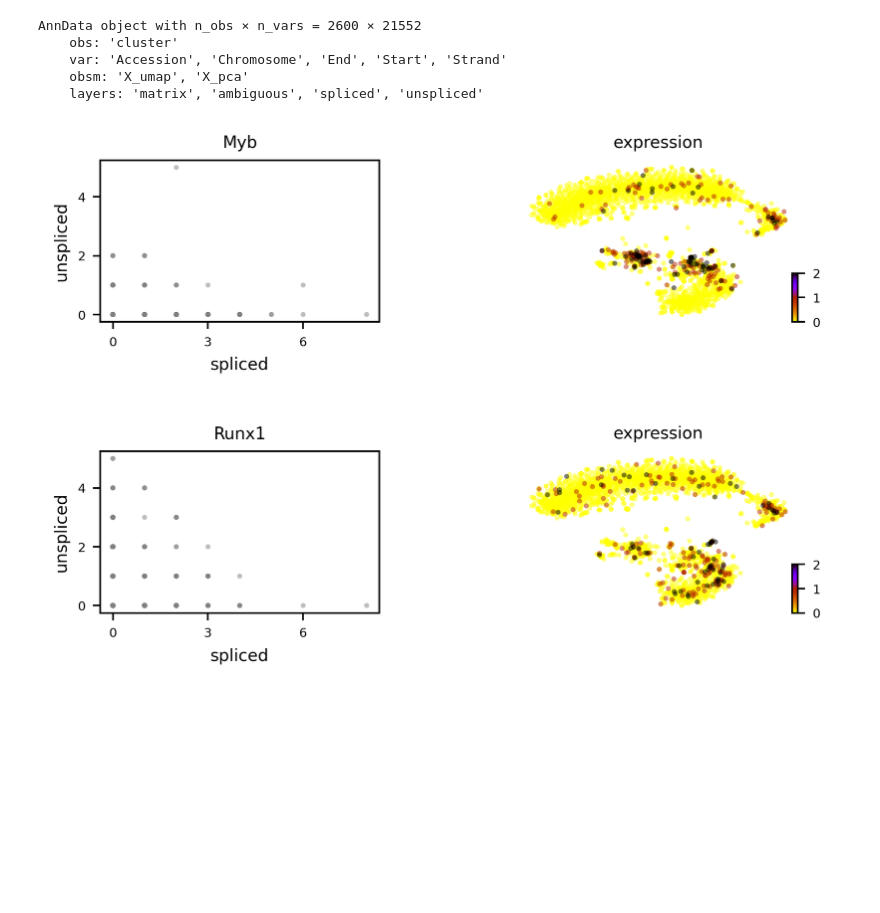
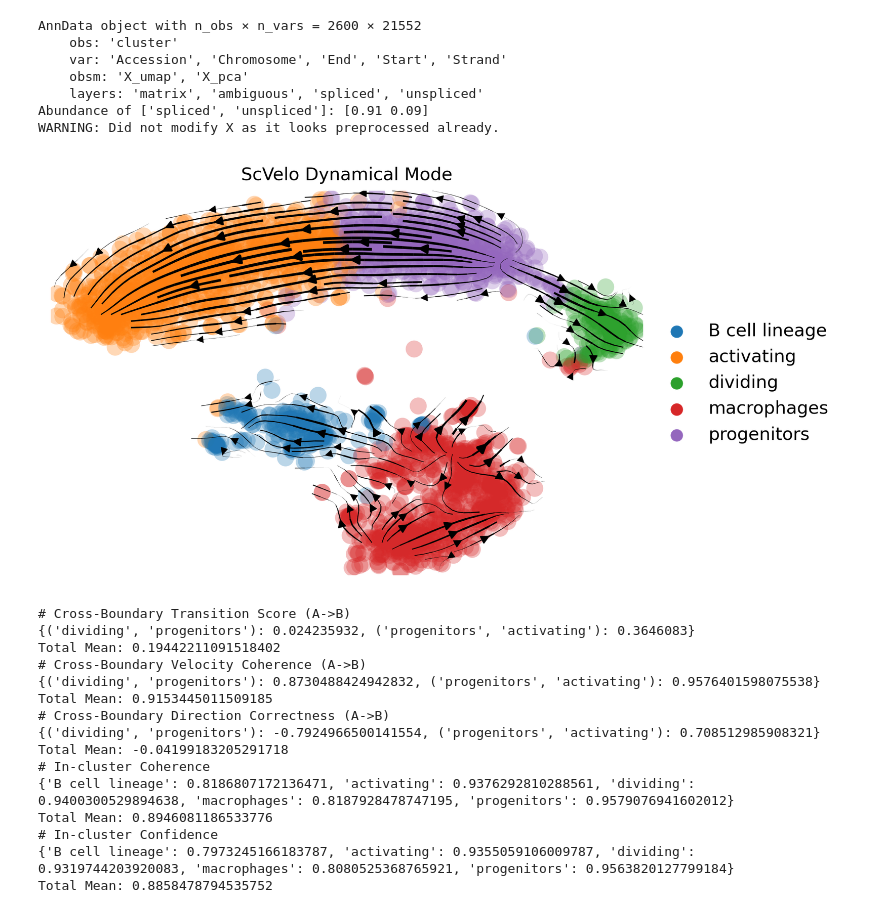
Before and after one commit to qiaochen/VeloAE, a Jupyter notebook: notebooks/mouse_bonemarrow/model-mouse-bonemarrow-gat.ipynb, the cells around one changed output. Drawn from its saved outputs; the diff is of its cells as text; code cells hidden in the pictures; blank space fills up the shorter version.

```diff
--- a/notebooks/mouse_bonemarrow/model-mouse-bonemarrow-gat.ipynb
+++ b/notebooks/mouse_bonemarrow/model-mouse-bonemarrow-gat.ipynb
@@ -303,18 +247,49 @@ Total Mean: 0.8494409314947932
+# %%
+adata = integrate_dataset()
+adata.obs['cell_type'] = annotate_cells()
+
+scv.utils.show_proportions(adata)
+scv.pp.filter_and_normalize(adata, min_shared_counts=30, n_top_genes=args.n_raw_gene)
+scv.pp.neighbors(adata, n_pcs=30, n_neighbors=30)
+scv.pp.moments(adata, n_pcs=30, n_neighbors=30)
+
+scv.tl.recover_dynamics(adata, n_jobs=args.scv_n_jobs)
+scv.tl.velocity(adata, vkey='dyn_velocity', mode="dynamical")
+
+scv.tl.velocity_graph(adata, vkey='dyn_velocity', n_jobs=args.scv_n_jobs)
+scv.tl.velocity_confidence(adata, vkey='dyn_velocity')
+scv.pl.velocity_embedding_stream(adata,
+                                legend_loc="right margin",
+                                vkey="dyn_velocity",
+                                basis=args.vis_key,
+                                color=[args.vis_type_col],
+                                dpi=350,
+                                title='ScVelo Dynamical Mode')
+exp_metrics["dyn_mode"] = evaluate(adata[:, adata.var.dyn_velocity_genes], cluster_edges, args.vis_type_col, "dyn_velocity")
+# %% [output]
+AnnData object with n_obs × n_vars = 2600 × 21552
+    obs: 'cluster'
+    var: 'Accession', 'Chromosome', 'End', 'Start', 'Strand'
+    obsm: 'X_umap', 'X_pca'
+    layers: 'matrix', 'ambiguous', 'spliced', 'unspliced'
+Abundance of ['spliced', 'unspliced']: [0.91 0.09]
+WARNING: Did not modify X as it looks preprocessed already.
+[figure, added]
+# Cross-Boundary Transition Score (A->B)
+{('dividing', 'progenitors'): 0.024235932, ('progenitors', 'activating'): 0.3646083}
+Total Mean: 0.19442211091518402
+# Cross-Boundary Velocity Coherence (A->B)
+{('dividing', 'progenitors'): 0.8730488424942832, ('progenitors', 'activating'): 0.9576401598075538}
+Total Mean: 0.9153445011509185
+# Cross-Boundary Direction Correctness (A->B)
+{('dividing', 'progenitors'): -0.7924966500141554, ('progenitors', 'activating'): 0.708512985908321}
+Total Mean: -0.04199183205291718
+# In-cluster Coherence
+{'B cell lineage': 0.8186807172136471, 'activating': 0.9376292810288561, 'dividing': 0.9400300529894638, 'macrophages': 0.8187928478747195, 'progenitors': 0.9579076941602012}
+Total Mean: 0.8946081186533776
+# In-cluster Confidence
+{'B cell lineage': 0.7973245166183787, 'activating': 0.9355059106009787, 'dividing': 0.9319744203920083, 'macrophages': 0.8080525368765921, 'progenitors': 0.9563820127799184}
+Total Mean: 0.8858478794535752
 # %%
 with open("{}.pkl".format(EXP_NAME), 'wb') as out_file:
     pickle.dump(exp_metrics, out_file)
-# %%
-
-adata = integrate_dataset()
-hsc_markers = ['Meiss1', 'Myb', 'Runx1', 'Tal1', 'Gata2', 'Fgd5', 'Mds1']
-hsc_markers = ['Myb', 'Runx1']
-scv.pl.velocity(adata, hsc_markers, nrows=2, dpi=350)
-
-# plt.hist()
-# %% [output]
-AnnData object with n_obs × n_vars = 2600 × 21552
-    obs: 'cluster'
-    var: 'Accession', 'Chromosome', 'End', 'Start', 'Strand'
-    obsm: 'X_umap', 'X_pca'
-    layers: 'matrix', 'ambiguous', 'spliced', 'unspliced'
-[figure, removed]
```
Also changed, not shown: parts of 11 cells of this notebook, 15 other files.
